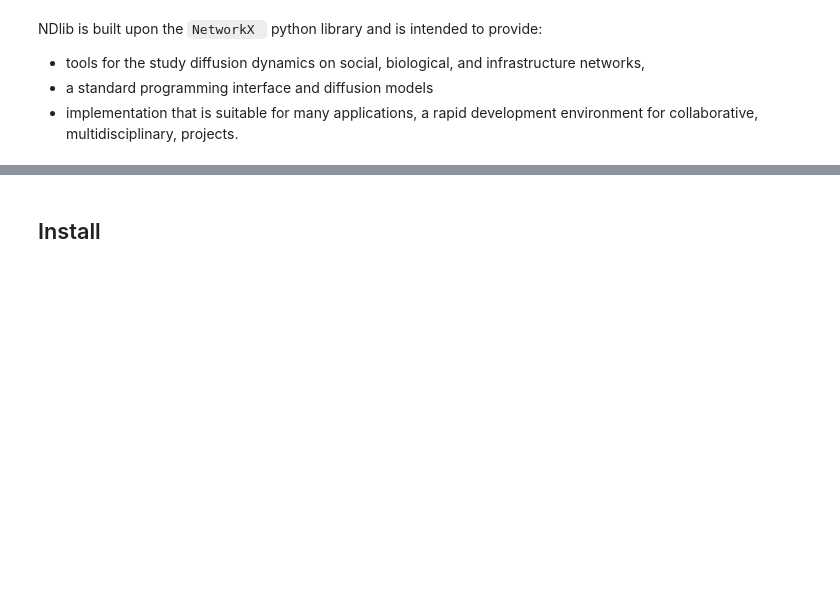
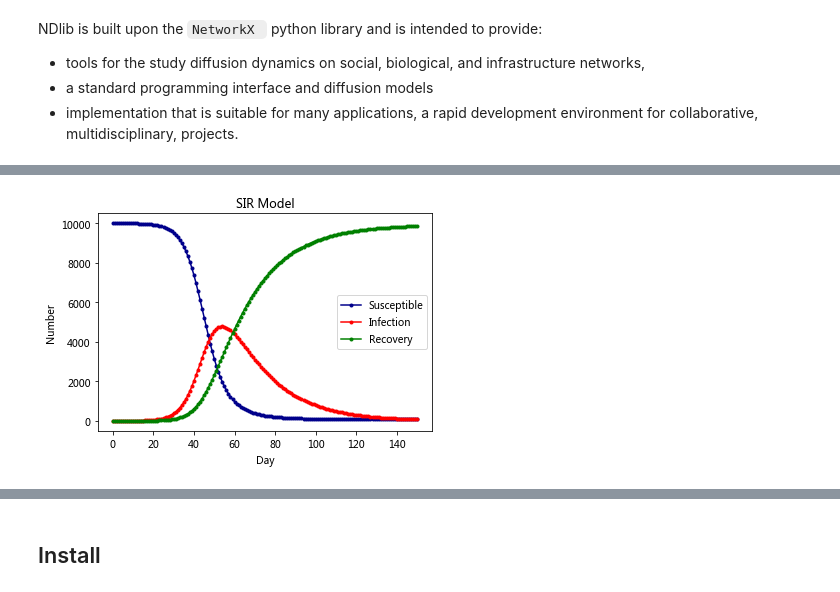
Before and after one commit to SocratesClub/css, a Jupyter notebook: notebook/04.02.network_diffusion.ipynb, the cells around one changed output, grey strips where cells are left out. Cells and saved outputs as stored; diff of their text form; code cells hidden in the pictures; blank space fills up the shorter version.

```diff
--- a/notebook/04.02.network_diffusion.ipynb
+++ b/notebook/04.02.network_diffusion.ipynb
@@ -18,0 +149,43 @@ a rapid development environment for collaborative, multidisciplinary, projects.
+# %%
+# N为人群总数
+N = 10000
+# β为传染率系数
+beta = 0.25
+# gamma为恢复率系数
+gamma = 0.05
+# I_0为感染者的初始人数
+I_0 = 1
+# R_0为治愈者的初始人数
+R_0 = 0
+# S_0为易感者的初始人数
+S_0 = N - I_0 - R_0
+# T为传播时间
+T = 150
+
+# INI为初始状态下的数组
+INI = (S_0,I_0,R_0)
+# %%
+def funcSIR(inivalue,_):
+    Y = np.zeros(3)
+    X = inivalue
+    # 易感个体变化
+    Y[0] = - (beta * X[0] * X[1]) / N
+    # 感染个体变化
+    Y[1] = (beta * X[0] * X[1]) / N - gamma * X[1]
+    # 治愈个体变化
+    Y[2] = gamma * X[1]
+    return Y
+
+T_range = np.arange(0,T + 1)
+RES = spi.odeint(funcSIR,INI,T_range)
+# %%
+plt.plot(RES[:,0],color = 'darkblue',label = 'Susceptible',marker = '.')
+plt.plot(RES[:,1],color = 'red',label = 'Infection',marker = '.')
+plt.plot(RES[:,2],color = 'green',label = 'Recovery',marker = '.')
+plt.title('SIR Model')
+plt.legend()
+plt.xlabel('Day')
+plt.ylabel('Number')
+plt.show()
+# %% [output]
+[figure, added]
```
Also changed, not shown: parts of 32 cells of this notebook, 19 other files.
